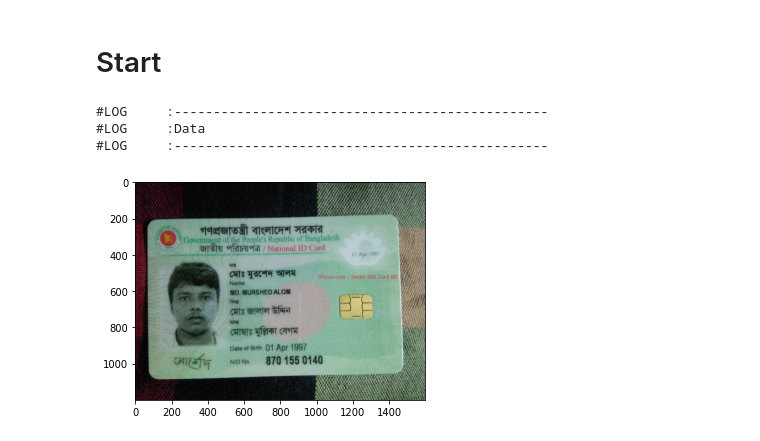
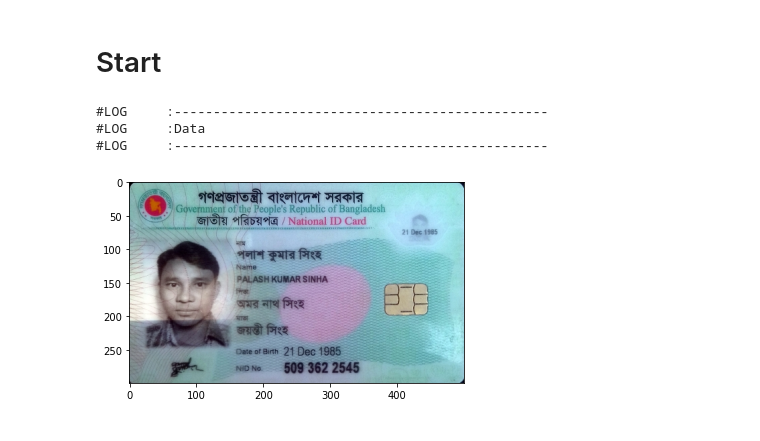
Before and after one commit to mnansary/apsis-nid-ocr, a Jupyter notebook: demo_ocr.ipynb, the cells around one changed output. Saved outputs shown, nothing was run; the diff lists cells and outputs as text; code cells hidden in the pictures.

Commit message:
sample test

```diff
--- a/demo_ocr.ipynb
+++ b/demo_ocr.ipynb
@@ -36,11 +36,11 @@ Segmentation Models: using `tf.keras` framework.
 # %% [markdown]
 # Start
 # %%
-img=cv2.imread("tests/example.jpg")
+img=cv2.imread("tests/smart.png")
 display_data("Data",img)
 # %% [output]
 #LOG     :------------------------------------------------
 #LOG     :Data
 #LOG     :------------------------------------------------
-[figure, old version]
+[figure, new version]
 # %%
```
Also changed, not shown: parts of 2 cells of this notebook, 1 other file.
